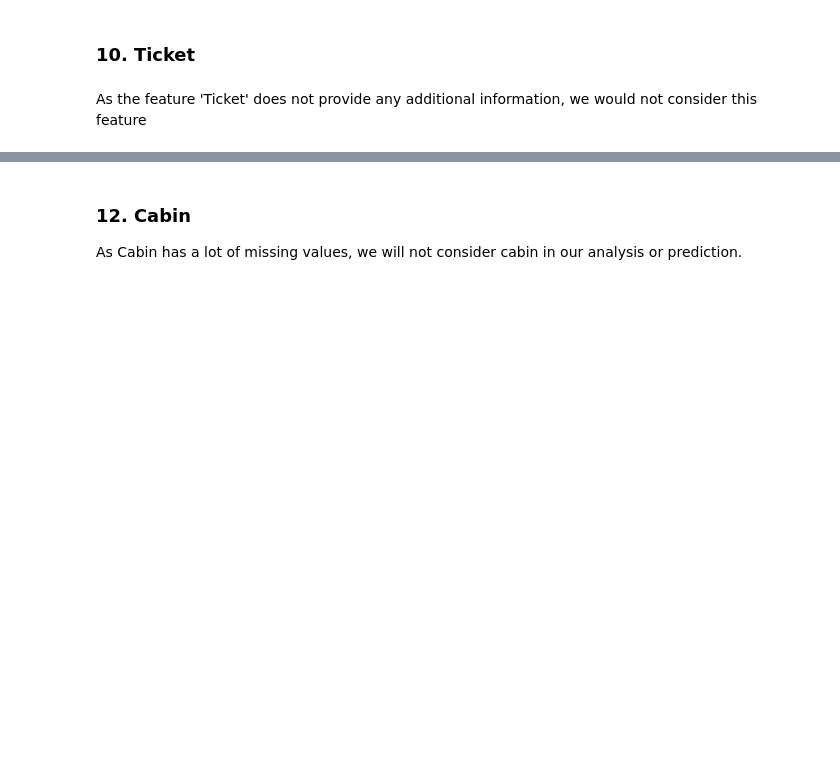
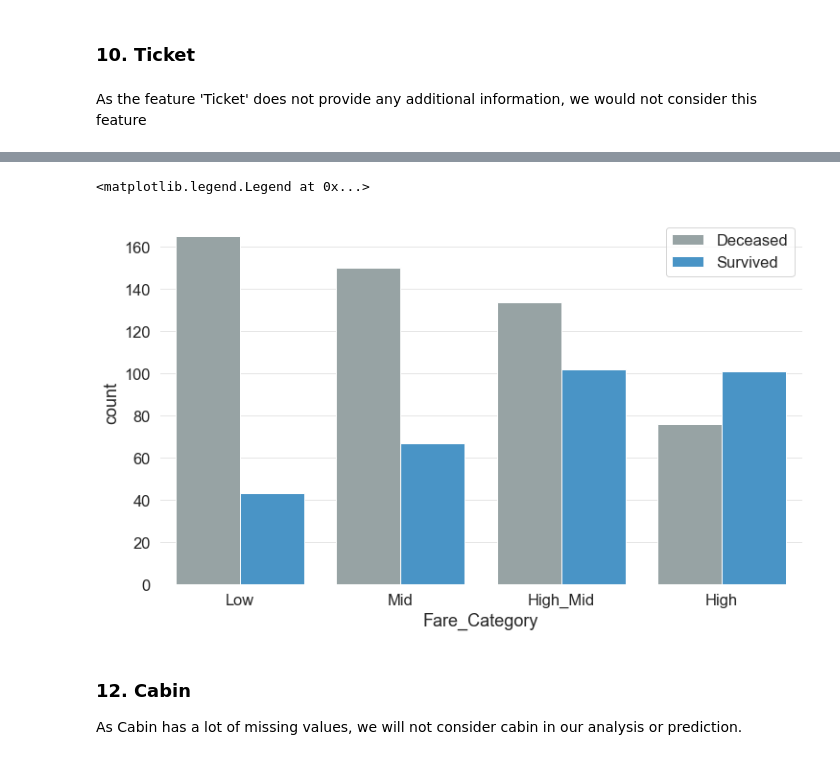
Before and after one commit to sumitmukhija/Titanic, a Jupyter notebook: Tip of the Iceberg.ipynb, the cells around one changed output, grey strips where cells are left out. Saved outputs shown, nothing was run; the diff lists cells and outputs as text; code cells hidden in the pictures; blank space fills up the shorter version.

```diff
--- a/Tip of the Iceberg.ipynb
+++ b/Tip of the Iceberg.ipynb
@@ -313,3 +331,8 @@ As the feature 'Ticket' does not provide any additional information, we would no
+# %%
+sns.countplot(x = "Fare_Category", hue = "Survived", data = td, palette=["C1", "C0"]).legend(labels = ["Deceased", "Survived"])
+# %% [output]
+<matplotlib.legend.Legend at 0x...>
+[figure, added]
 # %% [markdown]
 ### 12. Cabin
 
```
Also changed, not shown: parts of 11 cells of this notebook, 1 other file.
